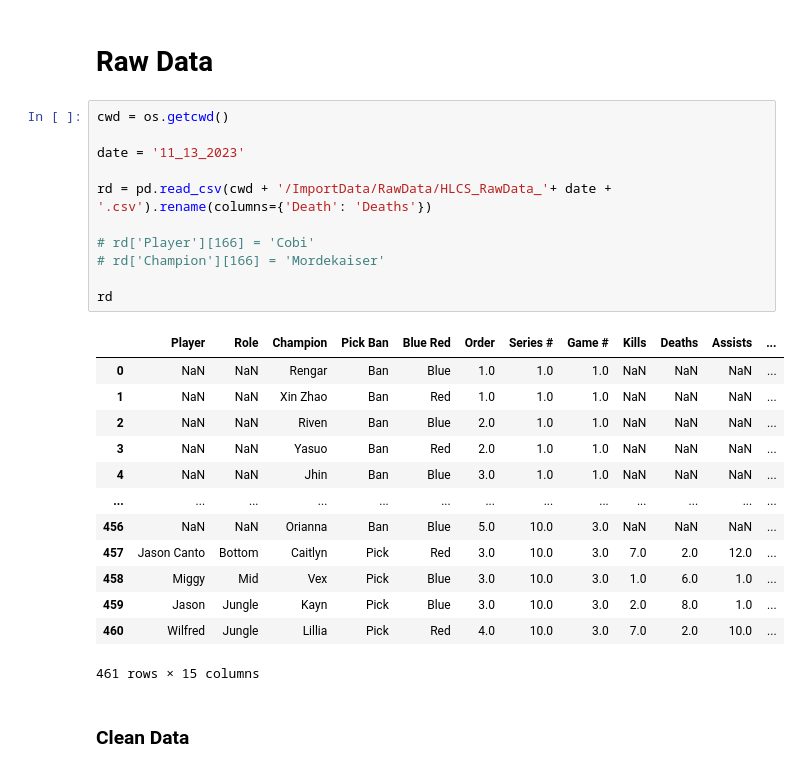
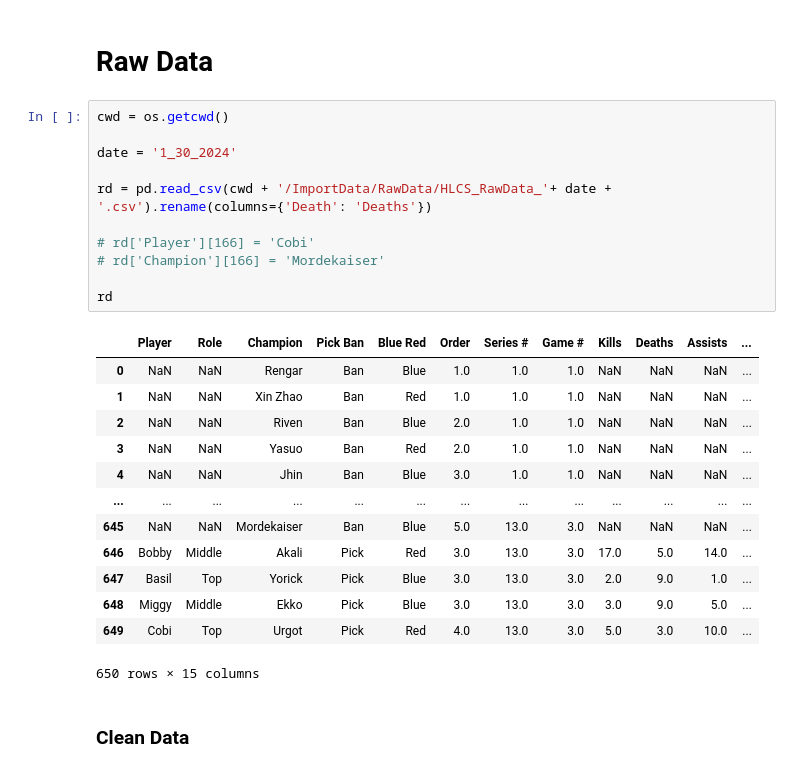
Before and after one commit to raclan/HLCS, a Jupyter notebook: stats_notebook.ipynb, the cells around one changed output. Saved outputs shown, nothing was run; the diff lists cells and outputs as text.

```diff
--- a/stats_notebook.ipynb
+++ b/stats_notebook.ipynb
@@ -12,28 +12,28 @@ warnings.filterwarnings('ignore')
 # %%
 cwd = os.getcwd()
 
-date = '11_13_2023'
+date = '1_30_2024'
 
 rd = pd.read_csv(cwd + '/ImportData/RawData/HLCS_RawData_'+ date + '.csv').rename(columns={'Death': 'Deaths'})
 
 # rd['Player'][166] = 'Cobi'
 # rd['Champion'][166] = 'Mordekaiser'
 
 rd
 # %% [output]
 |  | Player | Role | Champion | Pick Ban | Blue Red | Order | Series # | Game # | Kills | Deaths | Assists | ... |
 | 0 | NaN | NaN | Rengar | Ban | Blue | 1.0 | 1.0 | 1.0 | NaN | NaN | NaN | ... |
 | 1 | NaN | NaN | Xin Zhao | Ban | Red | 1.0 | 1.0 | 1.0 | NaN | NaN | NaN | ... |
 | 2 | NaN | NaN | Riven | Ban | Blue | 2.0 | 1.0 | 1.0 | NaN | NaN | NaN | ... |
 | 3 | NaN | NaN | Yasuo | Ban | Red | 2.0 | 1.0 | 1.0 | NaN | NaN | NaN | ... |
 | 4 | NaN | NaN | Jhin | Ban | Blue | 3.0 | 1.0 | 1.0 | NaN | NaN | NaN | ... |
 | ... | ... | ... | ... | ... | ... | ... | ... | ... | ... | ... | ... | ... |
-| 456 | NaN | NaN | Orianna | Ban | Blue | 5.0 | 10.0 | 3.0 | NaN | NaN | NaN | ... |
-| 457 | Jason Canto | Bottom | Caitlyn | Pick | Red | 3.0 | 10.0 | 3.0 | 7.0 | 2.0 | 12.0 | ... |
-| 458 | Miggy | Mid | Vex | Pick | Blue | 3.0 | 10.0 | 3.0 | 1.0 | 6.0 | 1.0 | ... |
-| 459 | Jason | Jungle | Kayn | Pick | Blue | 3.0 | 10.0 | 3.0 | 2.0 | 8.0 | 1.0 | ... |
-| 460 | Wilfred | Jungle | Lillia | Pick | Red | 4.0 | 10.0 | 3.0 | 7.0 | 2.0 | 10.0 | ... |
+| 645 | NaN | NaN | Mordekaiser | Ban | Blue | 5.0 | 13.0 | 3.0 | NaN | NaN | NaN | ... |
+| 646 | Bobby | Middle | Akali | Pick | Red | 3.0 | 13.0 | 3.0 | 17.0 | 5.0 | 14.0 | ... |
+| 647 | Basil | Top | Yorick | Pick | Blue | 3.0 | 13.0 | 3.0 | 2.0 | 9.0 | 1.0 | ... |
+| 648 | Miggy | Middle | Ekko | Pick | Blue | 3.0 | 13.0 | 3.0 | 3.0 | 9.0 | 5.0 | ... |
+| 649 | Cobi | Top | Urgot | Pick | Red | 4.0 | 13.0 | 3.0 | 5.0 | 3.0 | 10.0 | ... |
-461 rows × 15 columns
+650 rows × 15 columns
 # %% [markdown]
 ### Clean Data
 # %%
```
Also changed, not shown: parts of 18 cells of this notebook, 1 other file.
